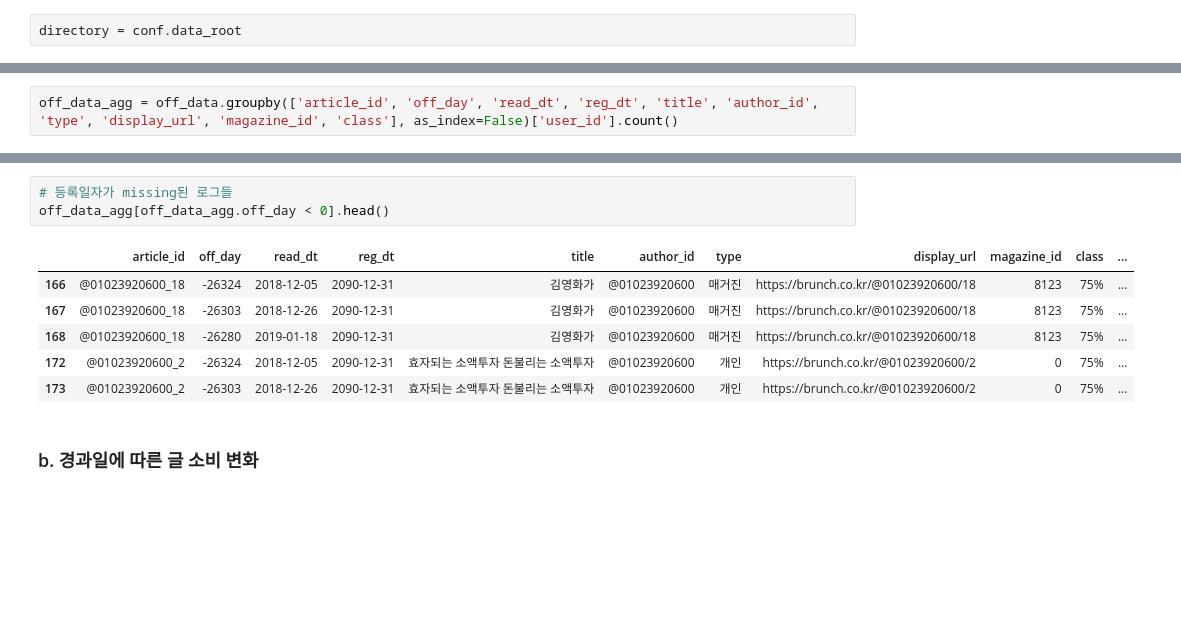
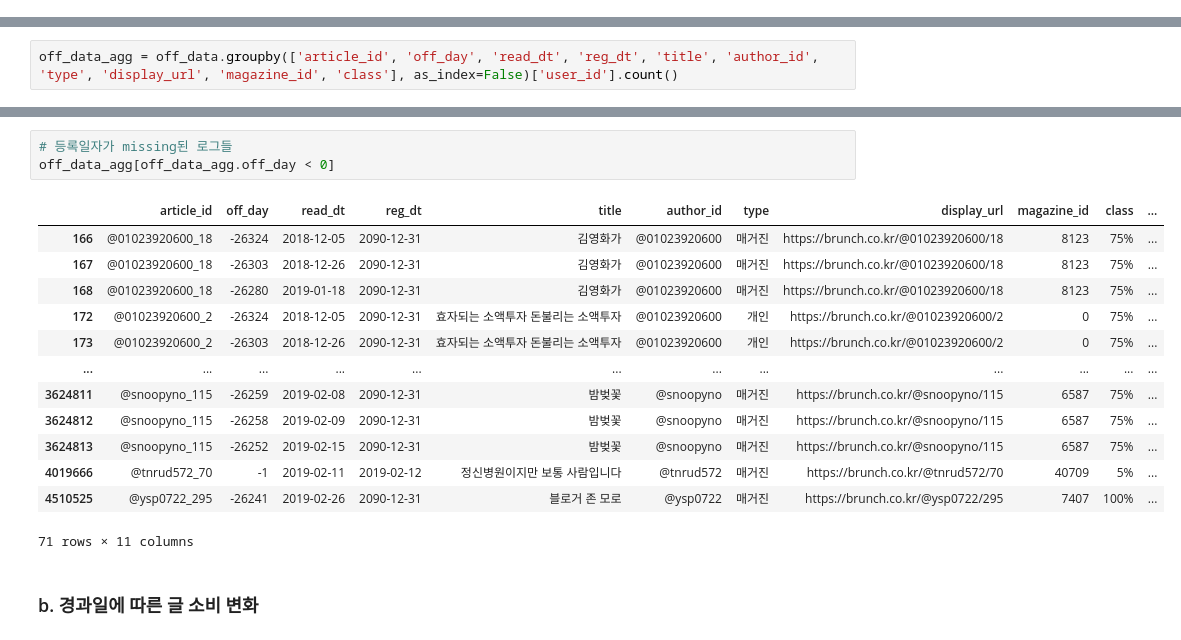
Before and after one commit to RecKIE7/kakao-arena-brunch, a Jupyter notebook: preprocessing/EDA.ipynb, the cells around one changed output, grey strips where cells are left out. Cells and saved outputs as stored; diff of their text form; blank space fills up the shorter version.

```diff
--- a/preprocessing/EDA.ipynb
+++ b/preprocessing/EDA.ipynb
@@ -29,5 +34,3 @@ register_matplotlib_converters()
-# %%
-directory = conf.data_root
 # %% [markdown]
 ## 1. Data Read
 # %% [markdown]
@@ -428,13 +506,20 @@ off_data_agg = off_data.groupby(['article_id', 'off_day', 'read_dt', 'reg_dt', '
 # %%
 # 등록일자가 missing된 로그들
-off_data_agg[off_data_agg.off_day < 0].head()
+off_data_agg[off_data_agg.off_day < 0]
 # %% [output]
 |  | article_id | off_day | read_dt | reg_dt | title | author_id | type | display_url | magazine_id | class | ... |
 | 166 | @01023920600_18 | -26324 | 2018-12-05 | 2090-12-31 | 김영화가 | @01023920600 | 매거진 | https://brunch.co.kr/@01023920600/18 | 8123 | 75% | ... |
 | 167 | @01023920600_18 | -26303 | 2018-12-26 | 2090-12-31 | 김영화가 | @01023920600 | 매거진 | https://brunch.co.kr/@01023920600/18 | 8123 | 75% | ... |
 | 168 | @01023920600_18 | -26280 | 2019-01-18 | 2090-12-31 | 김영화가 | @01023920600 | 매거진 | https://brunch.co.kr/@01023920600/18 | 8123 | 75% | ... |
 | 172 | @01023920600_2 | -26324 | 2018-12-05 | 2090-12-31 | 효자되는 소액투자 돈불리는 소액투자 | @01023920600 | 개인 | https://brunch.co.kr/@01023920600/2 | 0 | 75% | ... |
 | 173 | @01023920600_2 | -26303 | 2018-12-26 | 2090-12-31 | 효자되는 소액투자 돈불리는 소액투자 | @01023920600 | 개인 | https://brunch.co.kr/@01023920600/2 | 0 | 75% | ... |
+| ... | ... | ... | ... | ... | ... | ... | ... | ... | ... | ... | ... |
+| 3624811 | @snoopyno_115 | -26259 | 2019-02-08 | 2090-12-31 | 밤벚꽃 | @snoopyno | 매거진 | https://brunch.co.kr/@snoopyno/115 | 6587 | 75% | ... |
+| 3624812 | @snoopyno_115 | -26258 | 2019-02-09 | 2090-12-31 | 밤벚꽃 | @snoopyno | 매거진 | https://brunch.co.kr/@snoopyno/115 | 6587 | 75% | ... |
+| 3624813 | @snoopyno_115 | -26252 | 2019-02-15 | 2090-12-31 | 밤벚꽃 | @snoopyno | 매거진 | https://brunch.co.kr/@snoopyno/115 | 6587 | 75% | ... |
+| 4019666 | @tnrud572_70 | -1 | 2019-02-11 | 2019-02-12 | 정신병원이지만 보통 사람입니다 | @tnrud572 | 매거진 | https://brunch.co.kr/@tnrud572/70 | 40709 | 5% | ... |
+| 4510525 | @ysp0722_295 | -26241 | 2019-02-26 | 2090-12-31 | 블로거 존 모로 | @ysp0722 | 매거진 | https://brunch.co.kr/@ysp0722/295 | 7407 | 100% | ... |
+71 rows × 11 columns
 # %% [markdown]
 ### b. 경과일에 따른 글 소비 변화
 # %%
```
Also changed, not shown: parts of 30 cells of this notebook, 6 other files.
